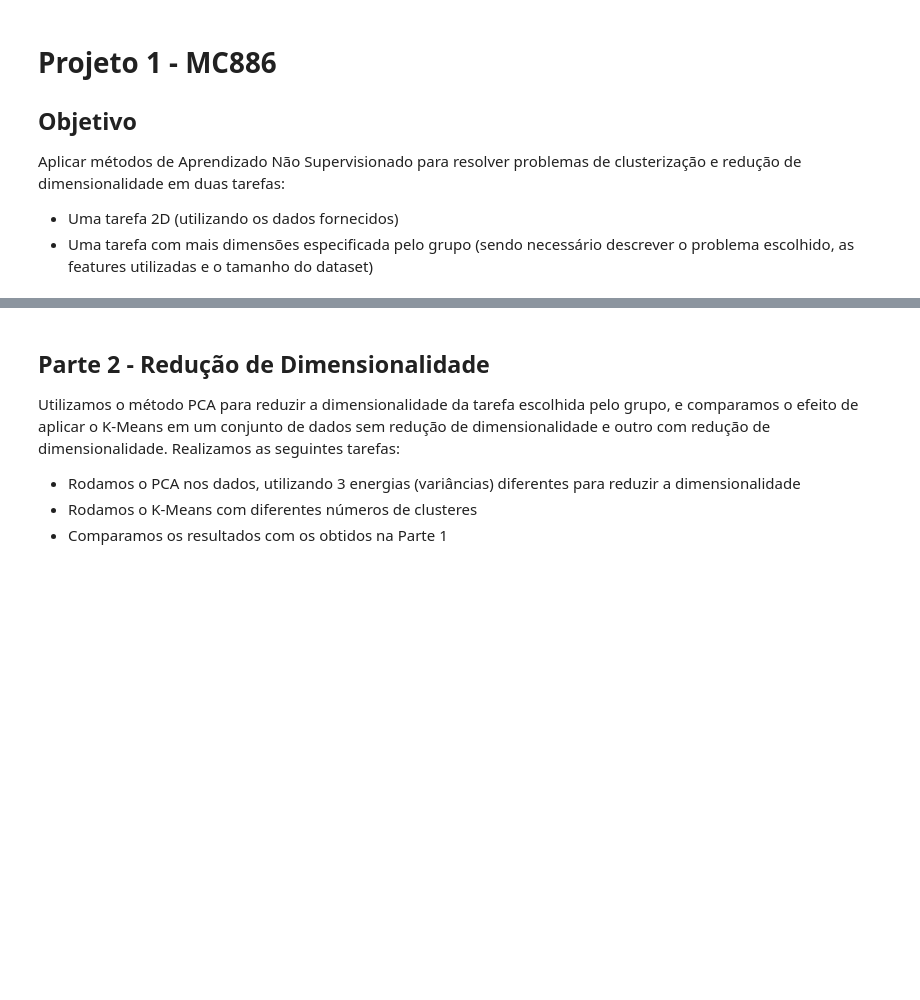
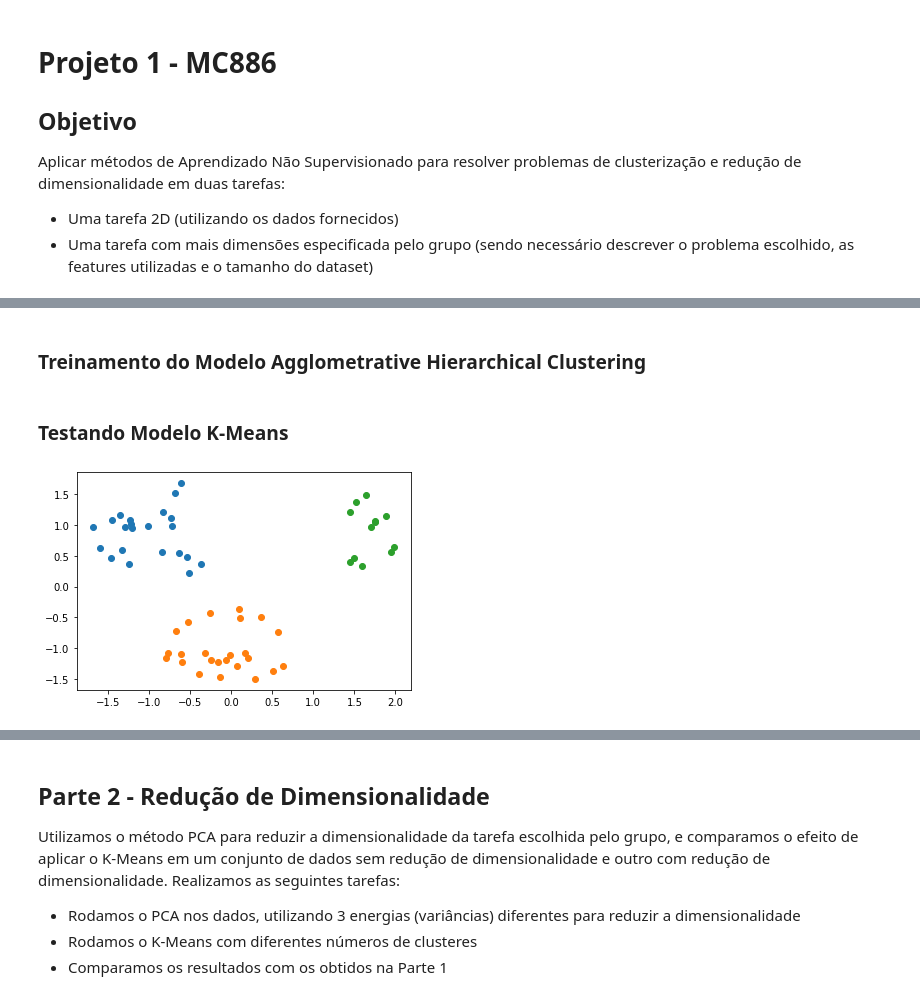
Before and after one commit to miguelguida/mc886, a Jupyter notebook: projeto1_174847_171043.ipynb, the cells around one changed output, grey strips where cells are left out. Saved outputs shown, nothing was run; the diff lists cells and outputs as text; code cells hidden in the pictures; blank space fills up the shorter version.

```diff
--- a/projeto1_174847_171043.ipynb
+++ b/projeto1_174847_171043.ipynb
@@ -106,0 +334,2 @@ print(W_teste.shape)
+# %% [markdown]
+### Treinamento do Modelo Agglometrative Hierarchical Clustering
@@ -106,0 +340,6 @@ print(W_teste.shape)
+# %% [markdown]
+### Testando Modelo K-Means
+# %%
+kmeans(3,X_teste, 10, 'test', X_centroids)
+# %% [output]
+[figure, added]
```
Also changed, not shown: parts of 17 cells of this notebook.
